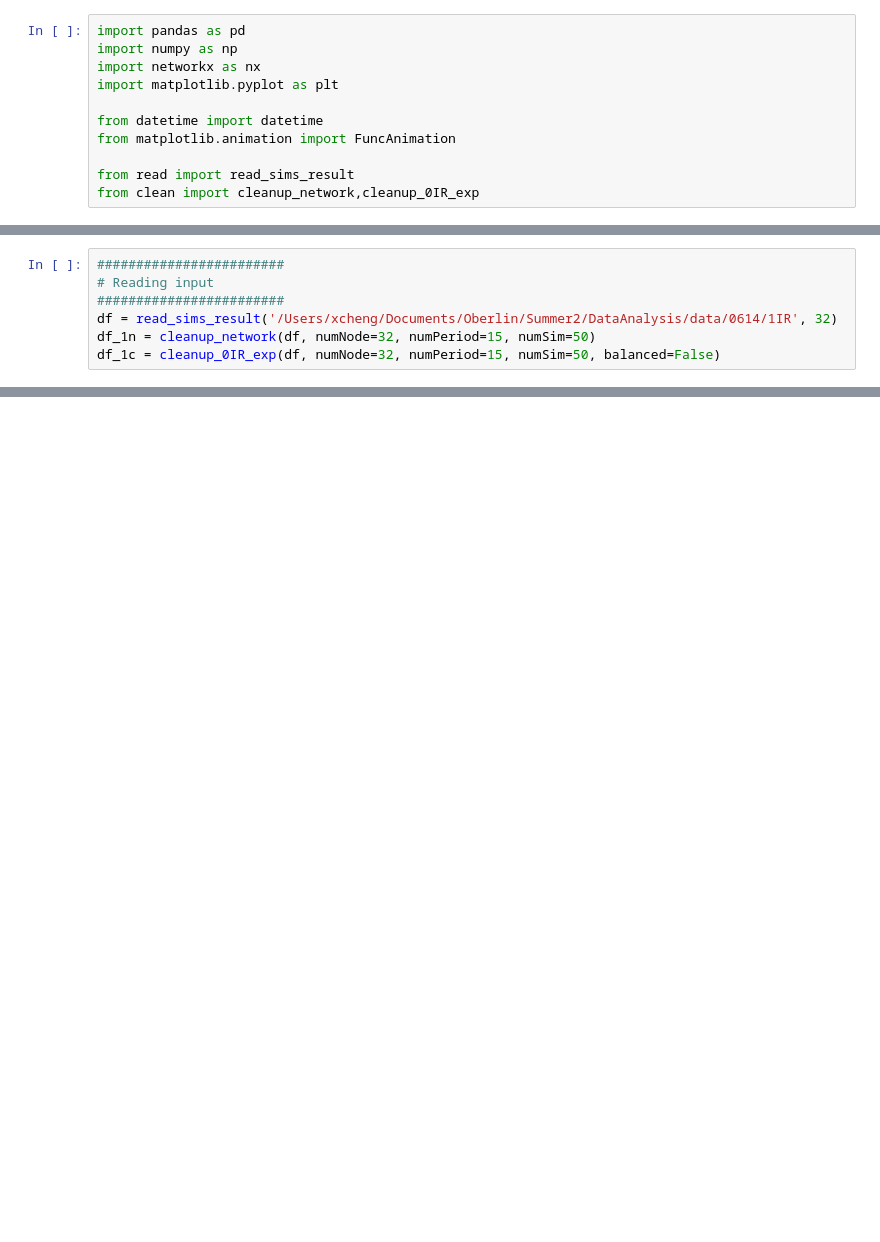
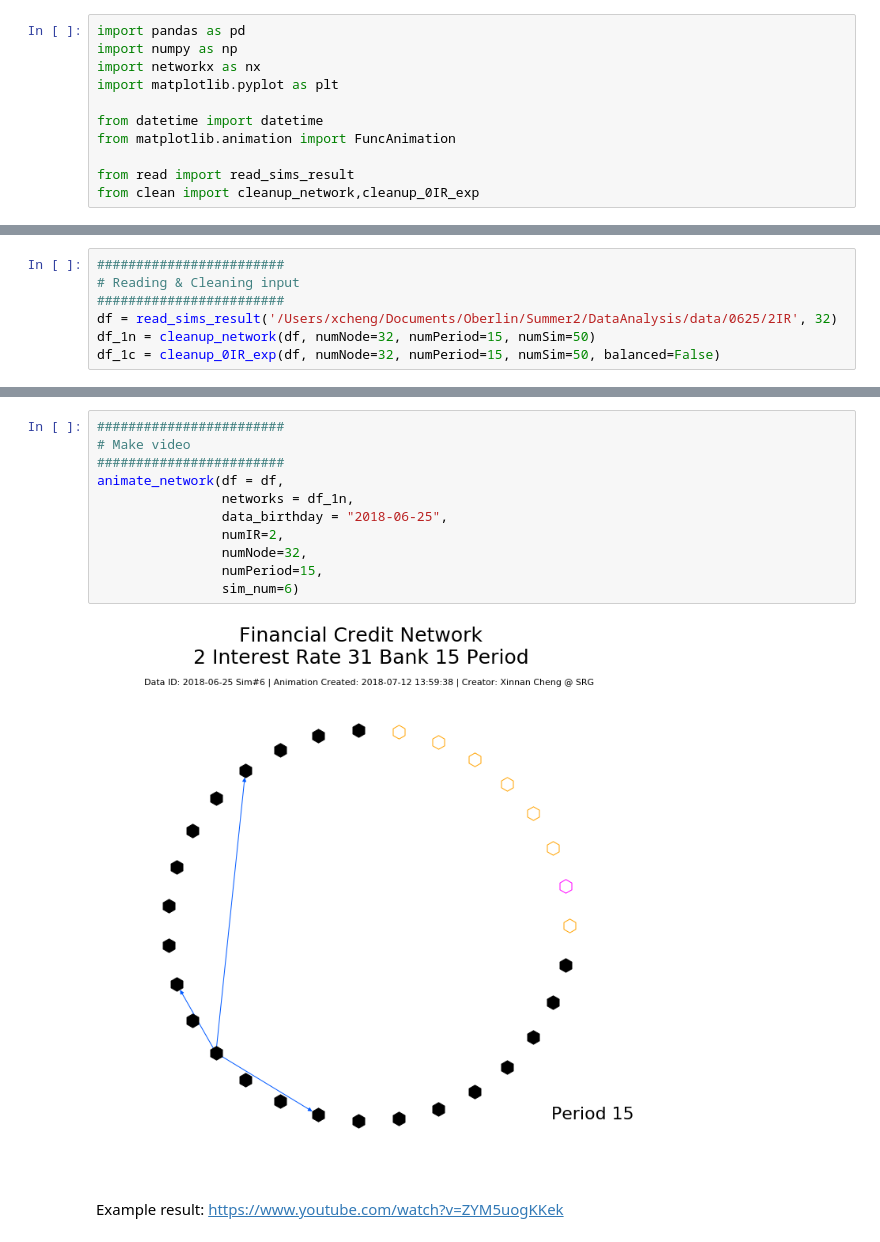
Before and after one commit to ai-xiaihai/FCN_DataAnalysis, a Jupyter notebook: visualize.ipynb, the cells around one changed output, grey strips where cells are left out. Cells and saved outputs as stored; diff of their text form; blank space fills up the shorter version.

```diff
--- a/visualize.ipynb
+++ b/visualize.ipynb
@@ -12,7 +139,7 @@ from clean import cleanup_network,cleanup_0IR_exp
 # %%
 ########################
-# Reading input
+# Reading & Cleaning input
 ########################
-df = read_sims_result('/Users/xcheng/Documents/Oberlin/Summer2/DataAnalysis/data/0614/1IR', 32)
+df = read_sims_result('/Users/xcheng/Documents/Oberlin/Summer2/DataAnalysis/data/0625/2IR', 32)
 df_1n = cleanup_network(df, numNode=32, numPeriod=15, numSim=50)
 df_1c = cleanup_0IR_exp(df, numNode=32, numPeriod=15, numSim=50, balanced=False)
@@ -124,2 +146,17 @@ anim.save("network" + time_filename + ".mp4")
+# %%
+########################
+# Make video
+########################
+animate_network(df = df,
+                networks = df_1n,
+                data_birthday = "2018-06-25",
+                numIR=2,
+                numNode=32,
+                numPeriod=15,
+                sim_num=6)
+# %% [output]
+[figure, added]
+# %% [markdown]
+Example result: https://www.youtube.com/watch?v=ZYM5uogKKek
 # %%
 ########################
```
Also changed, not shown: parts of 3 cells of this notebook.
